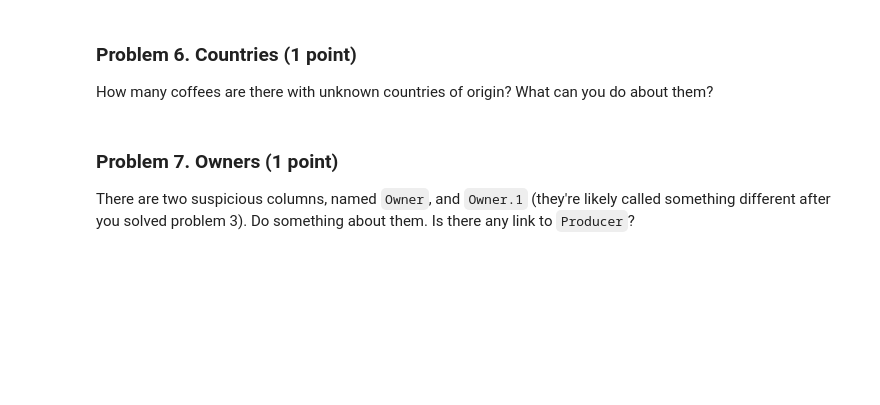
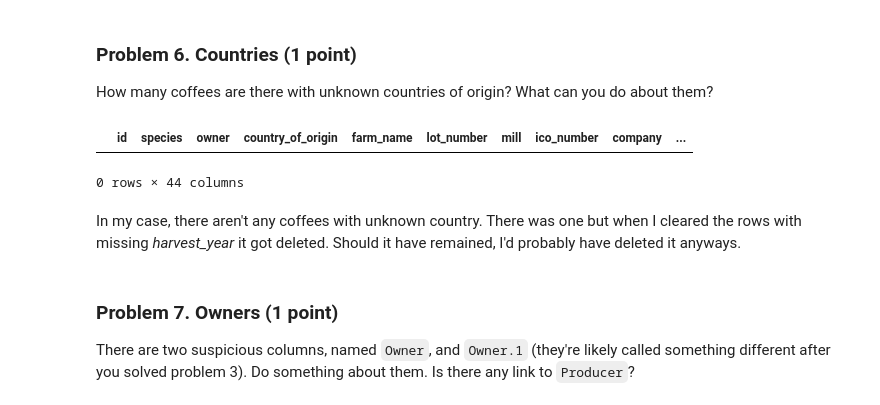
Before and after one commit to VladoDev03/data-science-softuni, a Jupyter notebook: 01-data-tidying-and-cleaning/Data Tidying and Cleaning Lab.ipynb, the cells around one changed output. Cells and saved outputs as stored; diff of their text form; code cells hidden in the pictures; blank space fills up the shorter version.

```diff
--- a/01-data-tidying-and-cleaning/Data Tidying and Cleaning Lab.ipynb
+++ b/01-data-tidying-and-cleaning/Data Tidying and Cleaning Lab.ipynb
@@ -308,6 +347,13 @@ coffee_data['grading_date'] = pd.to_datetime(coffee_data['grading_date'], format
 # %% [markdown]
 ### Problem 6. Countries (1 point)
 How many coffees are there with unknown countries of origin? What can you do about them?
+# %%
+coffee_data[coffee_data.country_of_origin.isna()]
+# %% [output]
+|  | id | species | owner | country_of_origin | farm_name | lot_number | mill | ico_number | company | ... |
+0 rows × 44 columns
+# %% [markdown]
+In my case, there aren't any coffees with unknown country. There was one but when I cleared the rows with missing *harvest_year* it got deleted. Should it have remained, I'd probably have deleted it anyways.
 # %% [markdown]
 ### Problem 7. Owners (1 point)
 There are two suspicious columns, named `Owner`, and `Owner.1` (they're likely called something different after you solved problem 3). Do something about them. Is there any link to `Producer`?
```
Also changed, not shown: parts of 22 cells of this notebook.
